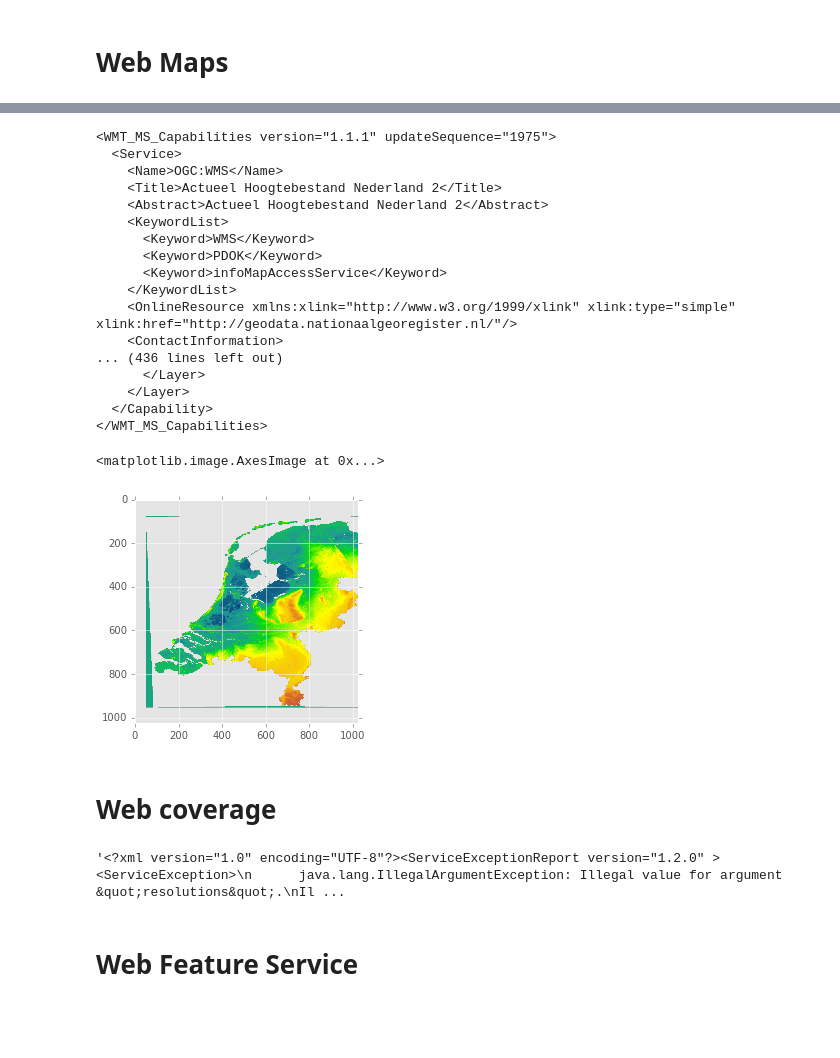
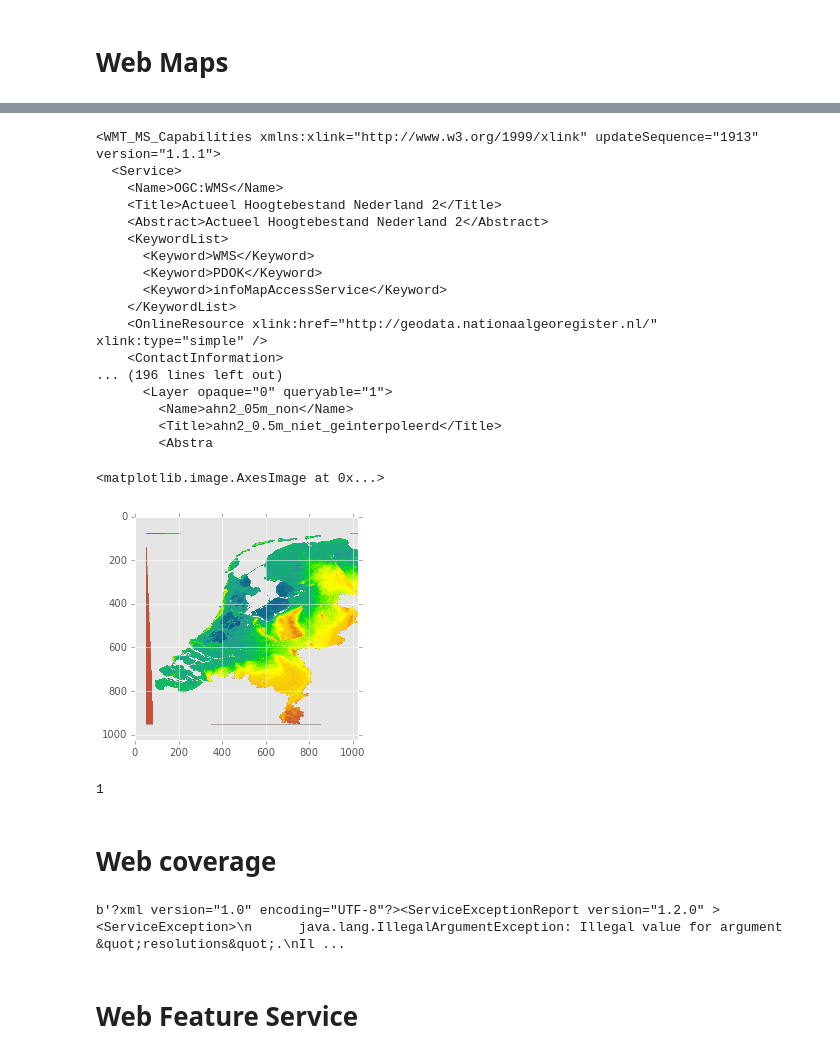
Before and after one commit to openearth/notebooks, a Jupyter notebook: ahn2.ipynb, the cells around one changed output, grey strips where cells are left out. Saved outputs shown, nothing was run; the diff lists cells and outputs as text; code cells hidden in the pictures; blank space fills up the shorter version.

```diff
--- a/ahn2.ipynb
+++ b/ahn2.ipynb
@@ -57,8 +60,8 @@ plt.imshow(img)
 # %%
 # let's find out some more details about the server
-print(wms.getServiceXML())
+print(wms.getServiceXML().decode('ascii'))
 # %% [output]
-<WMT_MS_Capabilities version="1.1.1" updateSequence="1975">
+<WMT_MS_Capabilities xmlns:xlink="http://www.w3.org/1999/xlink" updateSequence="1913" version="1.1.1">
   <Service>
     <Name>OGC:WMS</Name>
     <Title>Actueel Hoogtebestand Nederland 2</Title>
@@ -68,30 +71,34 @@ print(wms.getServiceXML())
       <Keyword>PDOK</Keyword>
       <Keyword>infoMapAccessService</Keyword>
     </KeywordList>
-    <OnlineResource xmlns:xlink="http://www.w3.org/1999/xlink" xlink:type="simple" xlink:href="http://geodata.nationaalgeoregister.nl/"/>
+    <OnlineResource xlink:href="http://geodata.nationaalgeoregister.nl/" xlink:type="simple" />
     <ContactInformation>
-... (436 lines left out)
-      </Layer>
-    </Layer>
-  </Capability>
-</WMT_MS_Capabilities>
+... (196 lines left out)
+      <Layer opaque="0" queryable="1">
+        <Name>ahn2_05m_non</Name>
+        <Title>ahn2_0.5m_niet_geinterpoleerd</Title>
+        <Abstra
 # %%
 # let's zoom out
 (top,left, bottom, right) = (53.8,3,50.5,7.1)
 bbox = (left, bottom, right, top)
 f = wms.getmap(['ahn2_5m'], srs='EPSG:4326', bbox=bbox, size=(1024, 1024), format='image/png', transparent=True)
-img = plt.imread(f)
+f_io = BytesIO(f.read())
+img = plt.imread(f_io)
 plt.imshow(img)
 # %% [output]
 <matplotlib.image.AxesImage at 0x...>
-[figure, old version]
+[figure, new version]
 # %%
 (top,left, bottom, right) = (52.05,4.30,51.95,4.40)
 bbox = (left, bottom, right, top)
 
 f = wms.getmap(['ahn2_5m'], srs='EPSG:4326', bbox=bbox, size=(1024, 1024), format='application/vnd.google-earth.kml', transparent=True)
-open('file.kml', 'w').write(f.read())
-!open file.kml
+open('file.kml', 'w').write(f.read().decode('ascii'))
+
+os.system('file.kml')
+# %% [output]
+1
 # %% [markdown]
 Web coverage
 =============
@@ -109,9 +116,9 @@ f = wcs.getCoverage(identifier='ahn2:ahn2_5m',
                 crs='EPSG:28992',
                 version="1.0.0",
                 resx=5, resy=5)
-f.read(1000)
+f.read()[1:1000]
 # %% [output]
-'<?xml version="1.0" encoding="UTF-8"?><ServiceExceptionReport version="1.2.0" >   <ServiceException>\n      java.lang.IllegalArgumentException: Illegal value for argument &quot;resolutions&quot;.\nIl ...
+b'?xml version="1.0" encoding="UTF-8"?><ServiceExceptionReport version="1.2.0" >   <ServiceException>\n      java.lang.IllegalArgumentException: Illegal value for argument &quot;resolutions&quot;.\nIl ...
 # %% [markdown]
 Web Feature Service
 ==================
```
Also changed, not shown: parts of 10 cells of this notebook, 1 other file.
